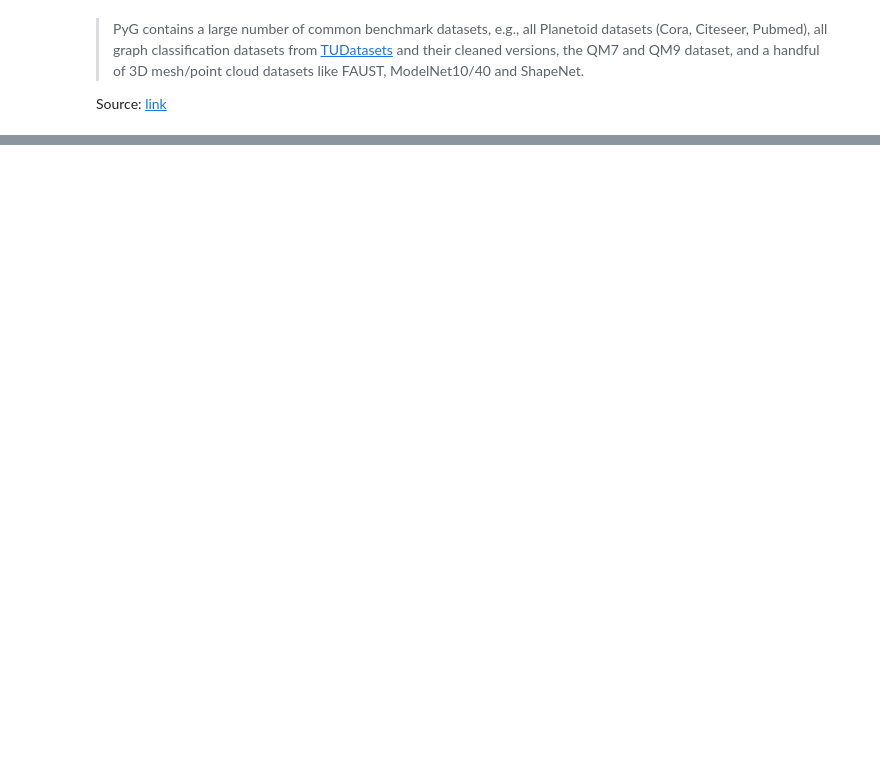
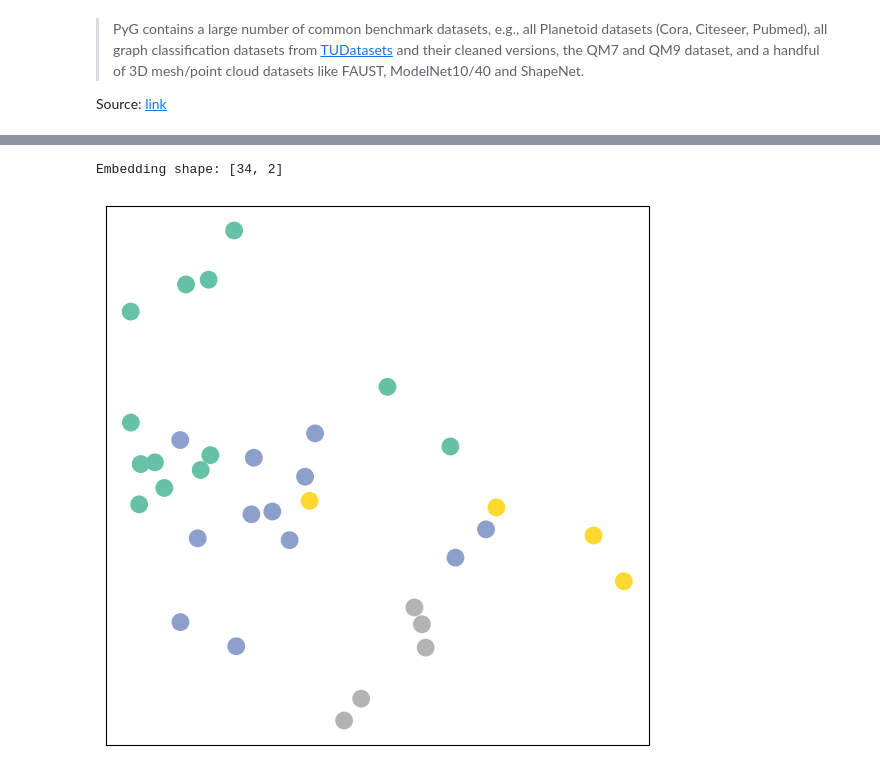
Before and after one commit to radema/graph_nn_cookbook, a Jupyter notebook: notebooks/01_introduction_notebook.ipynb, the cells around one changed output, grey strips where cells are left out. Drawn from its saved outputs; the diff is of its cells as text; code cells hidden in the pictures; blank space fills up the shorter version.

```diff
--- a/notebooks/01_introduction_notebook.ipynb
+++ b/notebooks/01_introduction_notebook.ipynb
@@ -54,0 +172,8 @@ https://colab.research.google.com/drive/1h3-vJGRVloF5zStxL5I0rSy4ZUPNsjy8?usp=sh
+# %%
+_, h = model(data.x, data.edge_index)
+print(f'Embedding shape: {list(h.shape)}')
+
+visualize_embedding(h, color=data.y)
+# %% [output]
+Embedding shape: [34, 2]
+[figure, added]
```
Also changed, not shown: parts of 21 cells of this notebook.
